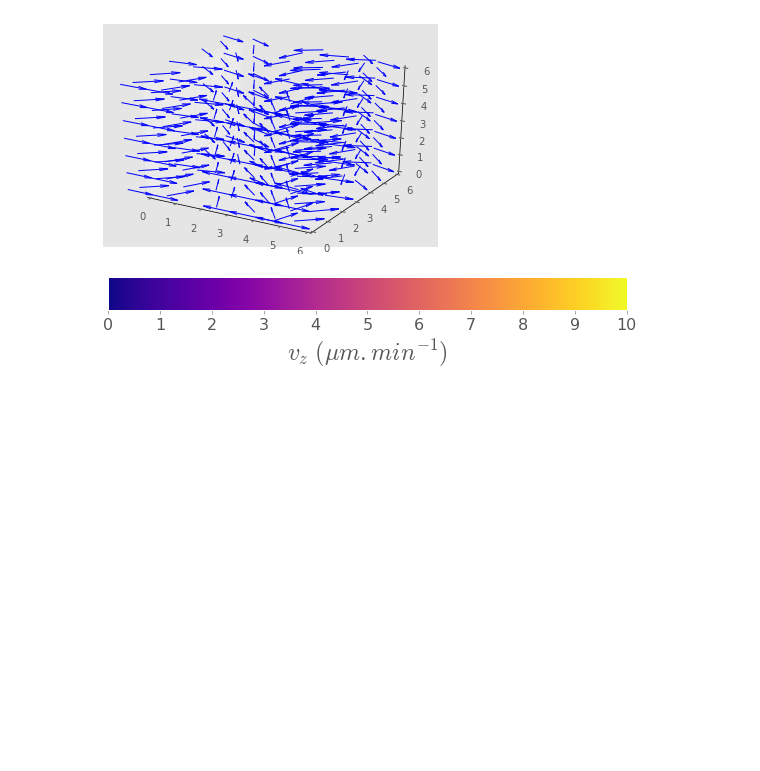
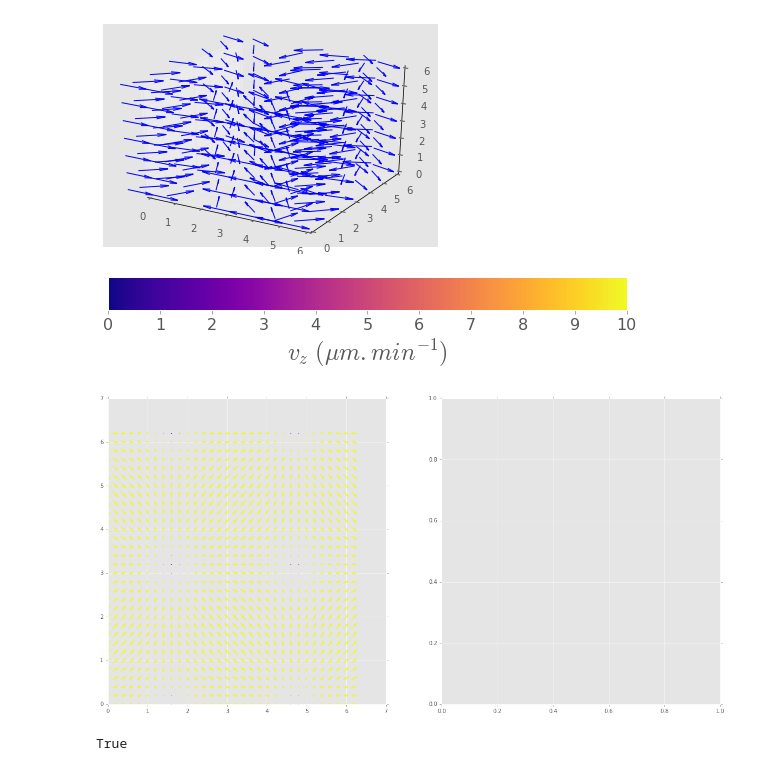
Before and after one commit to amichaut/track_analysis, a Jupyter notebook: codes/analyze_traj.ipynb, the cells around one changed output. Drawn from its saved outputs; the diff is of its cells as text; code cells hidden in the pictures; blank space fills up the shorter version.

```diff
--- a/codes/analyze_traj.ipynb
+++ b/codes/analyze_traj.ipynb
@@ -104,3 +104,22 @@ ax.tick_params(labelsize=16)
 cb1.set_label(label='$v_z\ (\mu m.min^{-1})$',size=24)
 # %% [output]
 [figure]
+# %%
+X, Y = np.meshgrid(np.arange(0, 2 * np.pi, .2), np.arange(0, 2 * np.pi, .2))
+U = np.cos(X)
+V = np.sin(Y)
+fig, (ax, ax1) = plt.subplots(ncols=2, figsize=(20, 10))
+M = np.hypot(U, V)
+Q = ax.quiver(X, Y, U, V, M,
+               units='x',
+               pivot='mid',
+               width=0.022,
+               scale=1 / 0.15,
+              cmap='plasma',
+             norm=plt.Normalize(0,0.3))
+# %% [output]
+[figure, added]
+# %%
+isnan(np.nan)
+# %% [output]
+True
```
Also changed, not shown: 1 other file.
